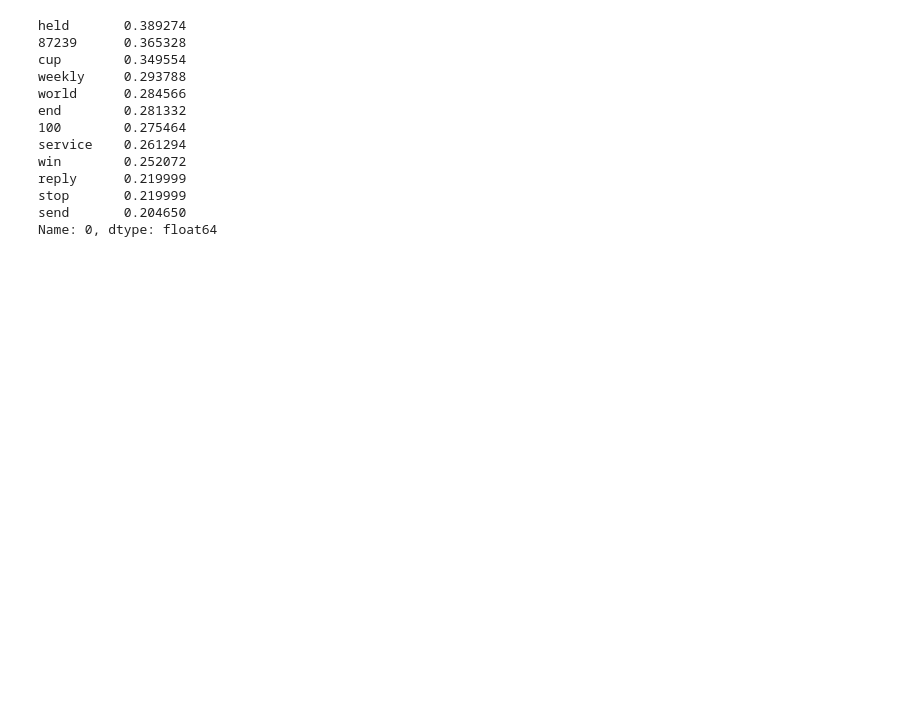
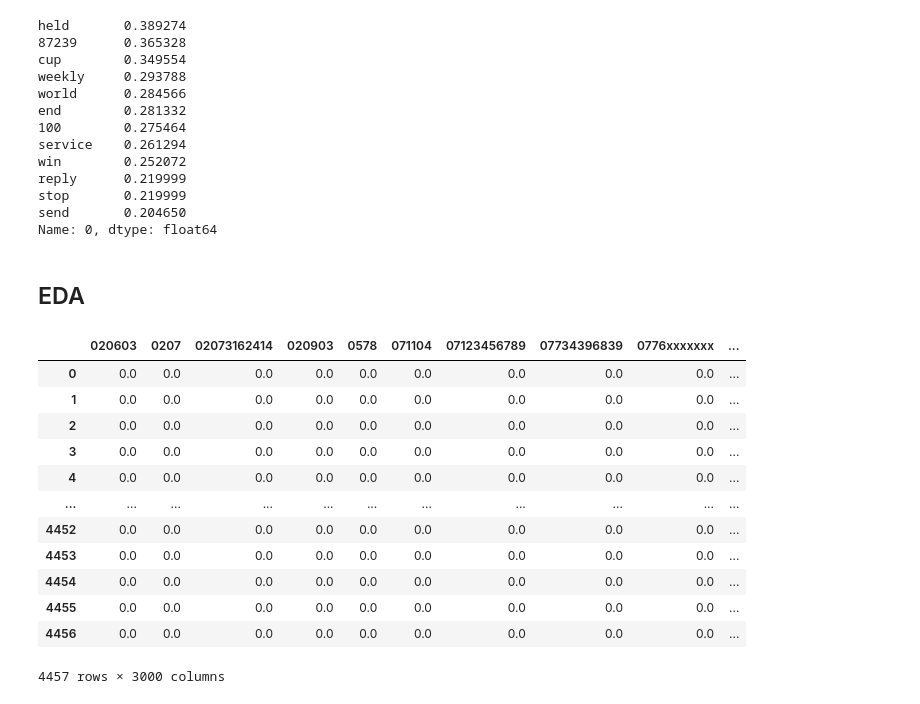
Before and after one commit to bonzonwin/UnsupervisedML_FinalProj, a Jupyter notebook: Project.ipynb, the cells around one changed output. Saved outputs shown, nothing was run; the diff lists cells and outputs as text; code cells hidden in the pictures; blank space fills up the shorter version.

```diff
--- a/Project.ipynb
+++ b/Project.ipynb
@@ -95,3 +96,5 @@ reply      0.219999
 stop       0.219999
 send       0.204650
 Name: 0, dtype: float64
+# %% [markdown]
+## EDA
@@ -97,0 +107,16 @@ Name: 0, dtype: float64
+# %%
+tfidf_df
+# %% [output]
+|  | 020603 | 0207 | 02073162414 | 020903 | 0578 | 071104 | 07123456789 | 07734396839 | 0776xxxxxxx | ... |
+| 0 | 0.0 | 0.0 | 0.0 | 0.0 | 0.0 | 0.0 | 0.0 | 0.0 | 0.0 | ... |
+| 1 | 0.0 | 0.0 | 0.0 | 0.0 | 0.0 | 0.0 | 0.0 | 0.0 | 0.0 | ... |
+| 2 | 0.0 | 0.0 | 0.0 | 0.0 | 0.0 | 0.0 | 0.0 | 0.0 | 0.0 | ... |
+| 3 | 0.0 | 0.0 | 0.0 | 0.0 | 0.0 | 0.0 | 0.0 | 0.0 | 0.0 | ... |
+| 4 | 0.0 | 0.0 | 0.0 | 0.0 | 0.0 | 0.0 | 0.0 | 0.0 | 0.0 | ... |
+| ... | ... | ... | ... | ... | ... | ... | ... | ... | ... | ... |
+| 4452 | 0.0 | 0.0 | 0.0 | 0.0 | 0.0 | 0.0 | 0.0 | 0.0 | 0.0 | ... |
+| 4453 | 0.0 | 0.0 | 0.0 | 0.0 | 0.0 | 0.0 | 0.0 | 0.0 | 0.0 | ... |
+| 4454 | 0.0 | 0.0 | 0.0 | 0.0 | 0.0 | 0.0 | 0.0 | 0.0 | 0.0 | ... |
+| 4455 | 0.0 | 0.0 | 0.0 | 0.0 | 0.0 | 0.0 | 0.0 | 0.0 | 0.0 | ... |
+| 4456 | 0.0 | 0.0 | 0.0 | 0.0 | 0.0 | 0.0 | 0.0 | 0.0 | 0.0 | ... |
+4457 rows × 3000 columns
```
Also changed, not shown: parts of 10 cells of this notebook, 1 other file.
